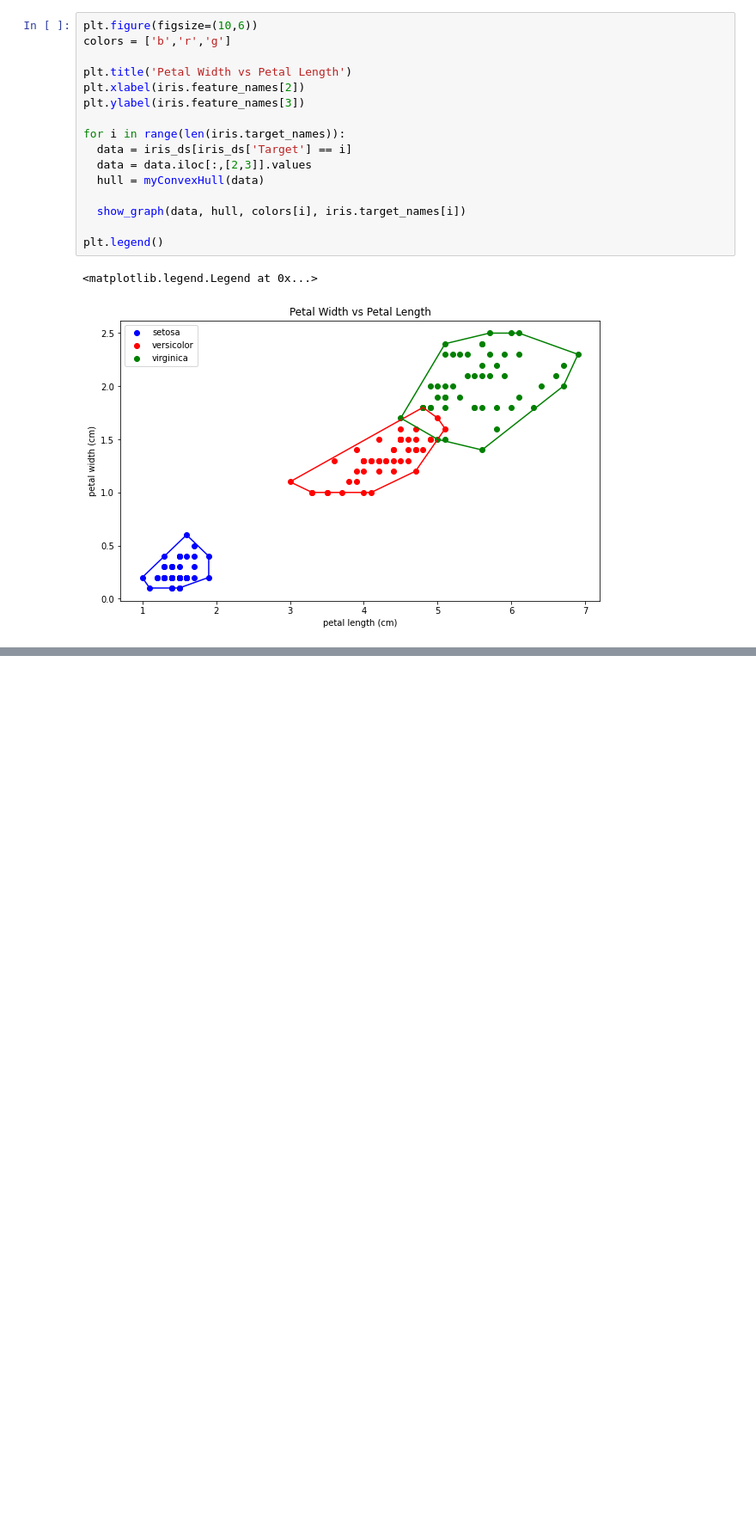
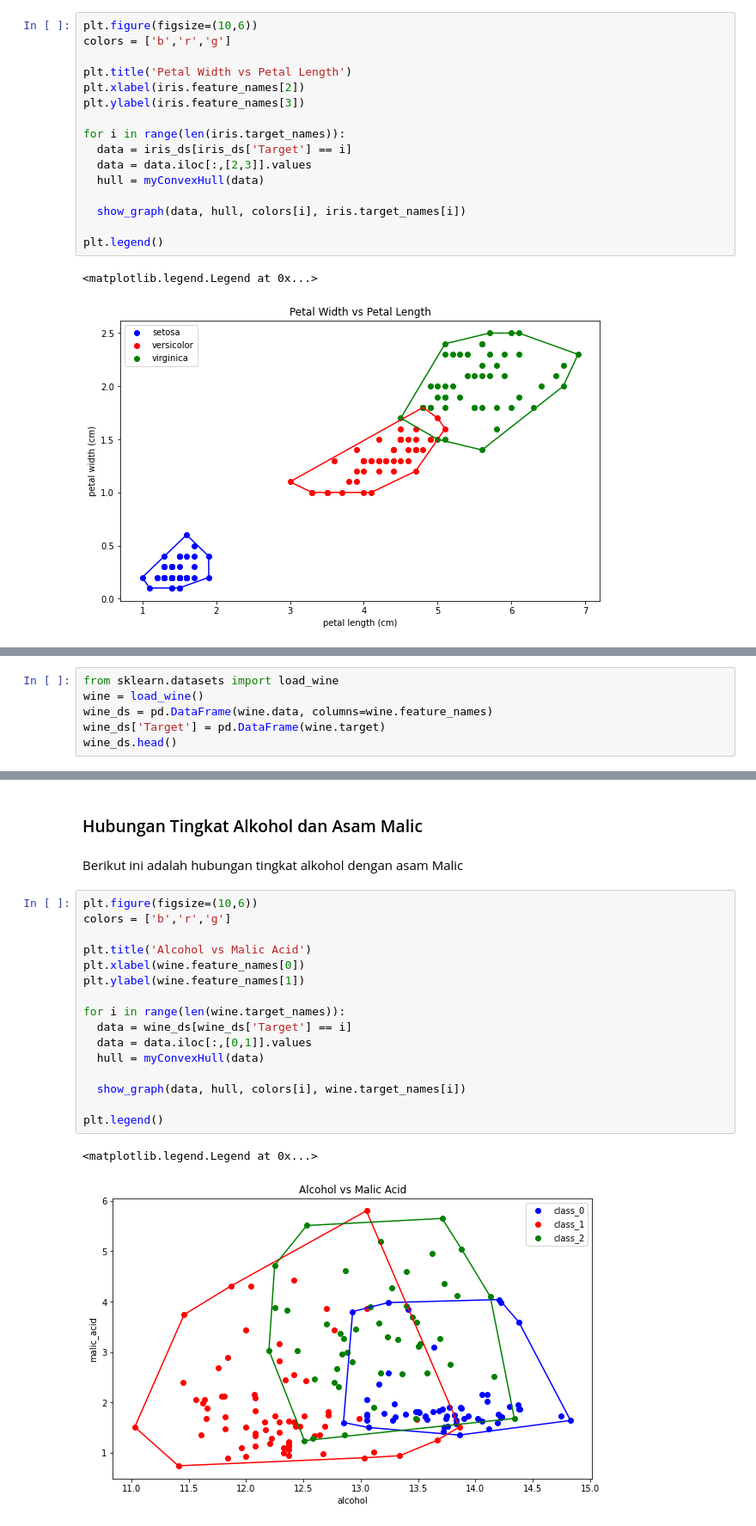
Before and after one commit to bayusamudra5502/Stima-ConvexHull, a Jupyter notebook: src/notebook.ipynb, the cells around one changed output, grey strips where cells are left out. Shown at 86% size. Drawn from its saved outputs; the diff is of its cells as text; blank space fills up the shorter version.

```diff
--- a/src/notebook.ipynb
+++ b/src/notebook.ipynb
@@ -77,0 +82,6 @@ plt.legend()
+# %%
+from sklearn.datasets import load_wine
+wine = load_wine()
+wine_ds = pd.DataFrame(wine.data, columns=wine.feature_names)
+wine_ds['Target'] = pd.DataFrame(wine.target)
+wine_ds.head()
@@ -77,0 +107,23 @@ plt.legend()
+# %% [markdown]
+### Hubungan Tingkat Alkohol dan Asam Malic
+# %% [markdown]
+Berikut ini adalah hubungan tingkat alkohol dengan asam Malic
+# %%
+plt.figure(figsize=(10,6))
+colors = ['b','r','g']
+
+plt.title('Alcohol vs Malic Acid')
+plt.xlabel(wine.feature_names[0])
+plt.ylabel(wine.feature_names[1])
+
+for i in range(len(wine.target_names)):
+  data = wine_ds[wine_ds['Target'] == i]
+  data = data.iloc[:,[0,1]].values
+  hull = myConvexHull(data)
+
+  show_graph(data, hull, colors[i], wine.target_names[i])
+
+plt.legend()
+# %% [output]
+<matplotlib.legend.Legend at 0x...>
+[figure, added]
```
Also changed, not shown: parts of 10 cells of this notebook.
